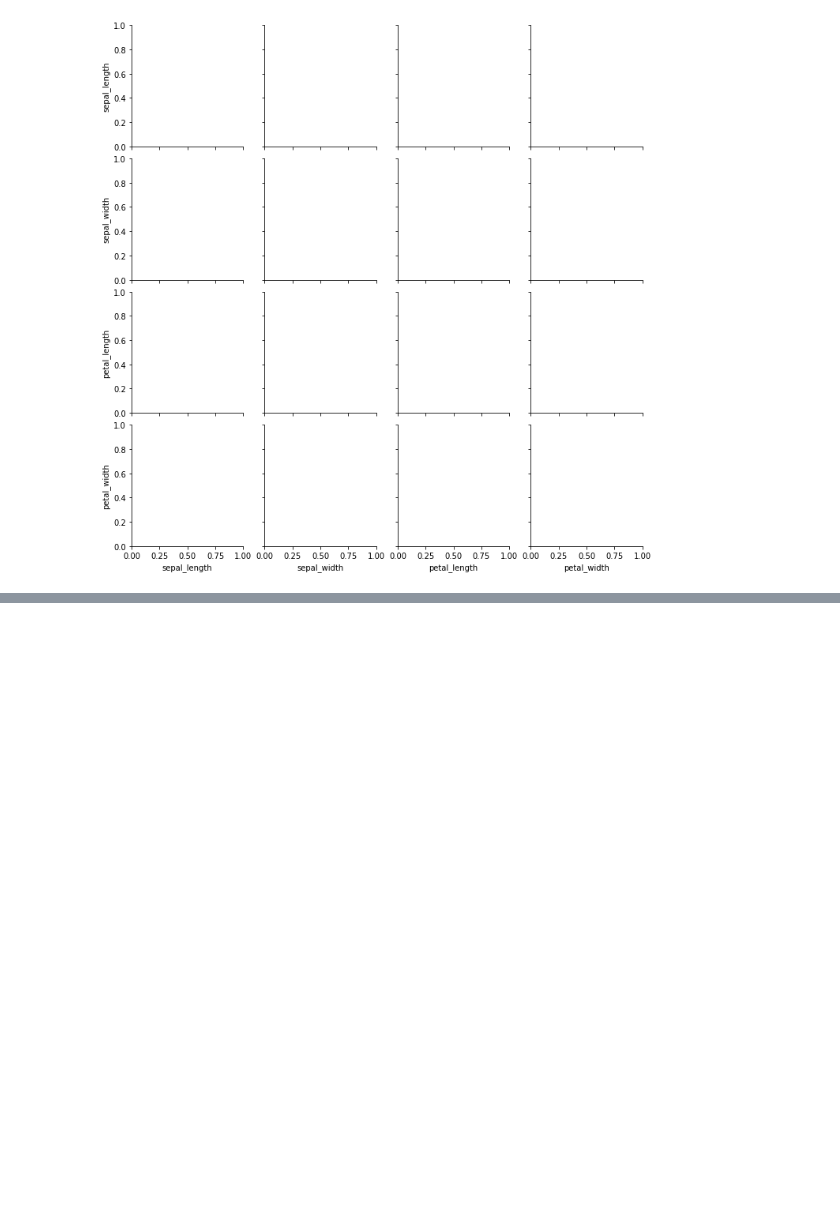
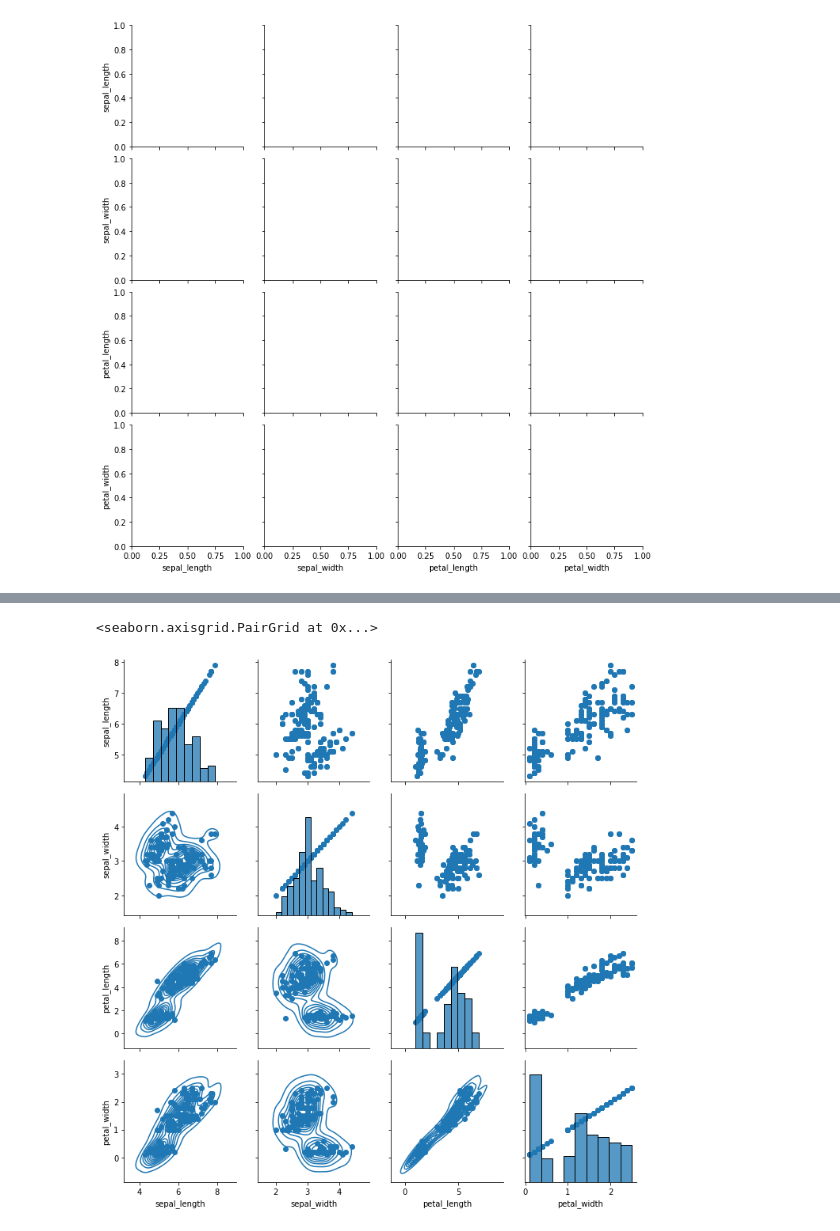
Before and after one commit to MIDAS-26/DS_ML, a Jupyter notebook: Seaborn_Grids.ipynb, the cells around one changed output, grey strips where cells are left out. Drawn from its saved outputs; the diff is of its cells as text; code cells hidden in the pictures; blank space fills up the shorter version.

Commit message:
Completed grids

```diff
--- a/Seaborn_Grids.ipynb
+++ b/Seaborn_Grids.ipynb
@@ -32,0 +34,8 @@ g.map(sns.scatterplot)
+# %%
+#to customise plots on diagonal, upper & lower parts of the subplot use g.map_diag/upper/lower(plot function)
+g.map_diag(sns.histplot)
+g.map_upper(plt.scatter)
+g.map_lower(sns.kdeplot)
+# %% [output]
+<seaborn.axisgrid.PairGrid at 0x...>
+[figure, added]
```
Also changed, not shown: parts of 4 cells of this notebook.
